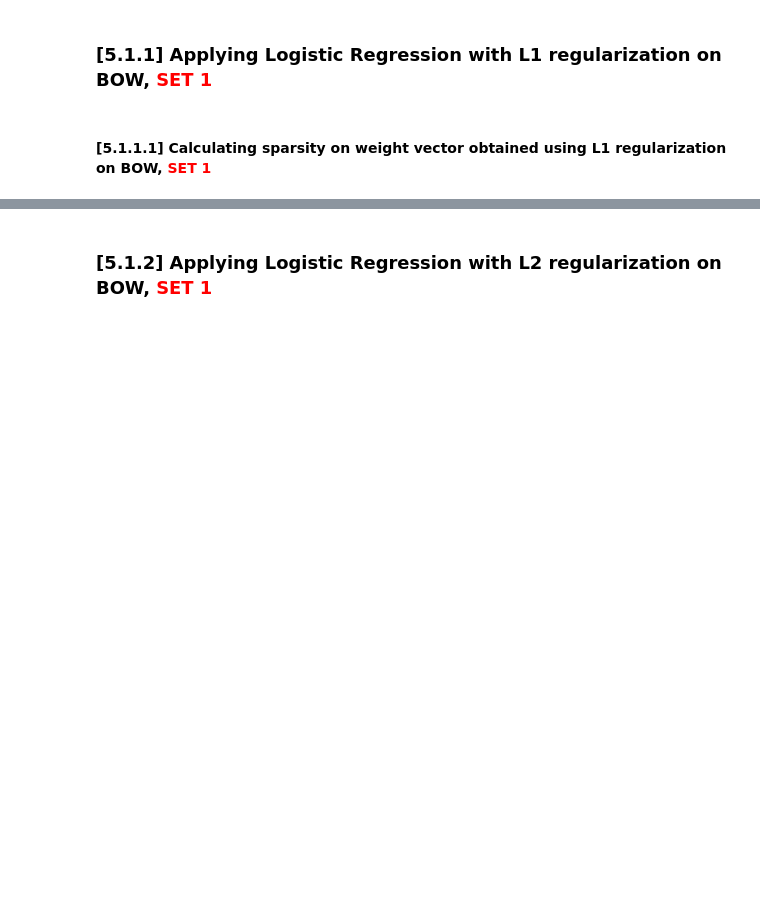
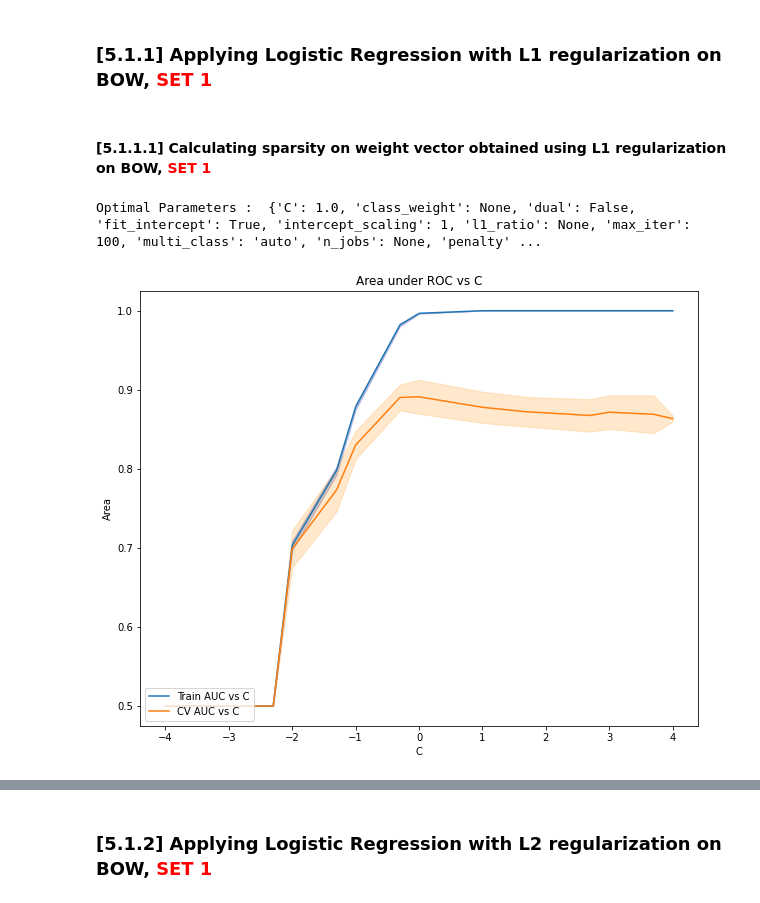
Before and after one commit to sidharthjain97/amazon-fine-food-reviews, a Jupyter notebook: Logistic_Regression_Amazon_Fine_Food_Reviews_Analysis.ipynb, the cells around one changed output, grey strips where cells are left out. Cells and saved outputs as stored; diff of their text form; code cells hidden in the pictures; blank space fills up the shorter version.

Commit message:
Logistic Regression model trained

```diff
--- a/Logistic_Regression_Amazon_Fine_Food_Reviews_Analysis.ipynb
+++ b/Logistic_Regression_Amazon_Fine_Food_Reviews_Analysis.ipynb
@@ -707,0 +728,36 @@ W=W+10^-6 and W’ = W’+10^-6</li>
+# %%
+# Please write all the code with proper documentation
+
+def LR_Classifier(X_train, y_train, regOpt):
+    cList = np.array([0.0001, 0.0005, 0.001, 0.005, 0.01, 0.05, 0.1, 0.5, \
+                        1, 10, 50, 100, 500, 1000, 5000, 10000])
+    params_dict = [{'C': cList}]
+    lr_optimal = LogisticRegression(penalty=regOpt, solver='liblinear')
+
+    grid = GridSearchCV(estimator=lr_optimal,
+                        param_grid=params_dict,
+                        scoring='roc_auc', n_jobs=-1, cv=5,return_train_score=True)
+
+    grid_result = grid.fit(X_train, y_train)
+    train_auc = grid_result.cv_results_['mean_train_score']
+    train_auc_std = grid_result.cv_results_['std_train_score']
+    cv_auc = grid_result.cv_results_['mean_test_score']
+    cv_auc_std = grid_result.cv_results_['std_test_score']
+
+    print("Optimal Parameters : ", grid_result.best_estimator_.get_params())
+
+    plt.figure(figsize=(10.0, 8.0))
+    plt.plot(np.log10(cList), train_auc, label='Train AUC vs C')
+    # this code is copied from here: https://stackoverflow.com/a/48803361/4084039
+    plt.gca().fill_between(np.log10(cList), train_auc - train_auc_std,
+                          train_auc + train_auc_std, alpha=0.2, color='darkblue')
+
+    plt.plot(np.log10(cList), cv_auc, label='CV AUC vs C')
+    plt.gca().fill_between(np.log10(cList), cv_auc - cv_auc_std,
+                          cv_auc + cv_auc_std, alpha=0.2, color='darkorange')
+
+    plt.title('Area under ROC vs C')
+    plt.xlabel('C')
+    plt.ylabel('Area')
+    plt.legend(loc='lower left')
+    plt.show()
@@ -713,3 +808,9 @@ W=W+10^-6 and W’ = W’+10^-6</li>
 #### [5.1.1.1] Calculating sparsity on weight vector obtained using L1 regularization on BOW,<font color='red'> SET 1</font>
 # %%
 # Please write all the code with proper documentation
+
+regOpt = 'l1'
+LR_Classifier(bow_train, y_train, regOpt)
+# %% [output]
+Optimal Parameters :  {'C': 1.0, 'class_weight': None, 'dual': False, 'fit_intercept': True, 'intercept_scaling': 1, 'l1_ratio': None, 'max_iter': 100, 'multi_class': 'auto', 'n_jobs': None, 'penalty' ...
+[figure, added]
```
Also changed, not shown: parts of 53 cells of this notebook.
